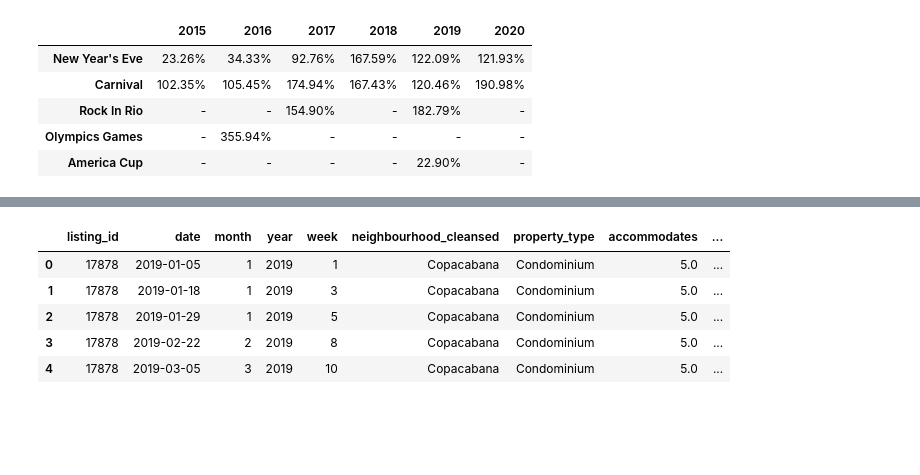
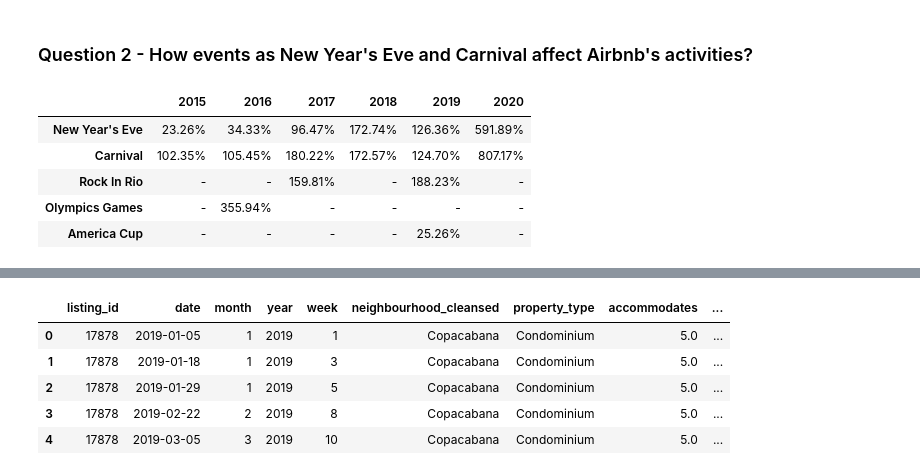
Before and after one commit to MarceloArrais/udacity-datascientist-nanodegree, a Jupyter notebook: rio-de-janeiro-airbnb/rio-de-janeiro.ipynb, the cells around one changed output, grey strips where cells are left out. Saved outputs shown, nothing was run; the diff lists cells and outputs as text; code cells hidden in the pictures; blank space fills up the shorter version.

```diff
--- a/rio-de-janeiro-airbnb/rio-de-janeiro.ipynb
+++ b/rio-de-janeiro-airbnb/rio-de-janeiro.ipynb
@@ -26,6 +60,9 @@ df_reviews20['week'] = df_reviews20['date'].dt.week
 
 # Defining plot dataframe from the reviews 2020 dataset treated
 df_plot1 = df_reviews20.groupby(['year', 'week']).date.count().unstack(0)
+
+# In this case, NaN means there were no reviews. Thus, NaN will be changed by 0
+df_plot1.fillna(0, inplace = True)
 df_plot1.head()
 # %% [output]
 | year | 2010 | 2011 | 2012 | 2013 | 2014 | 2015 | 2016 | 2017 | 2018 | 2019 | 2020 |
@@ -94,39 +136,57 @@ chart1[1].set(xlim = [1, 52], ylim=[0, 120000])
+# %% [markdown]
+### Question 2 - How events as New Year's Eve and Carnival affect Airbnb's activities?
 # %%
-# Creating dataframe of deviation of each main each occured in Rio de Janeiro
+# Creating dataframe of deviation of each main event occured in Rio de Janeiro
 
 events_list = ["New Year's Eve", 'Carnival', 'Rock In Rio', 'Olympics Games', 'America Cup']
+
 date_list = [
     [(2015,1),  (2016,1) ,  (2017,1), (2018,1),  (2019,1), (2020,1)],
     [(2015,8),  (2016,6) ,  (2017,9), (2018,7), (2019,10), (2020,9)],
     [(2015,0),  (2016,0) , (2017,39), (2018,0), (2019,40), (2020,0)],
     [(2015,0), (2016,33) ,  (2017,0), (2018,0),  (2019,0), (2020,0)],
     [(2015,0), (2016,0) ,  (2017,0), (2018,0), (2019,26), (2020,0)]
-] #(year, month)
+] #(year, month) and zero represent that the event did not occur
 
 def percentual_deviation (dates, events, df):
+    '''
+    This function will compare the reviews of each week peak to the average of reviews in the whole year
+    and return a dataframe with the results.
+
+    Args:
+    - dates: a list of tuples containing the date of each events.
+           Tuples formating standard: (year, week) ,integer ,
+           p.s: use 0 to represent that the event did not occur in the respective year
+    - events: list of strings of all main events occured
+    - df: dataframe that contains the number of reviews for each peak
+
+    Return:
+    - df_new: dataframe containing the calculated deviation of each event
+    '''
+
     deviation_percentual_list = [[],[],[],[],[]]
     year_list = []
 
     for i in range(len(dates)):
 
         for year, week in date_list[i]:
             if year not in year_list: year_list.append(year)
             if week != 0:
                 value = df[year][week]
                 average = df[year].mean()
                 deviation = format((value - average) /average, '.2%')
                 deviation_percentual_list[i].append(deviation)
             else:
                 deviation_percentual_list[i].append(np.nan)
 
     df_new = pd.DataFrame(data = deviation_percentual_list, columns = year_list, index = events).fillna('-')
     return df_new
 
 percentual_deviation(date_list, events_list, df_plot1)
 # %% [output]
 |  | 2015 | 2016 | 2017 | 2018 | 2019 | 2020 |
-| New Year's Eve | 23.26% | 34.33% | 92.76% | 167.59% | 122.09% | 121.93% |
-| Carnival | 102.35% | 105.45% | 174.94% | 167.43% | 120.46% | 190.98% |
-| Rock In Rio | - | - | 154.90% | - | 182.79% | - |
+| New Year's Eve | 23.26% | 34.33% | 96.47% | 172.74% | 126.36% | 591.89% |
+| Carnival | 102.35% | 105.45% | 180.22% | 172.57% | 124.70% | 807.17% |
+| Rock In Rio | - | - | 159.81% | - | 188.23% | - |
 | Olympics Games | - | 355.94% | - | - | - | - |
-| America Cup | - | - | - | - | 22.90% | - |
+| America Cup | - | - | - | - | 25.26% | - |
```
Also changed, not shown: parts of 19 cells of this notebook.
